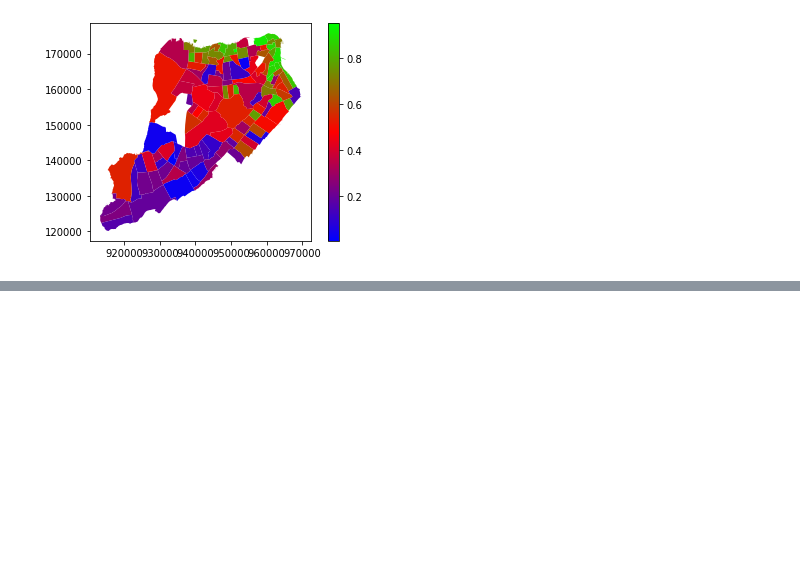
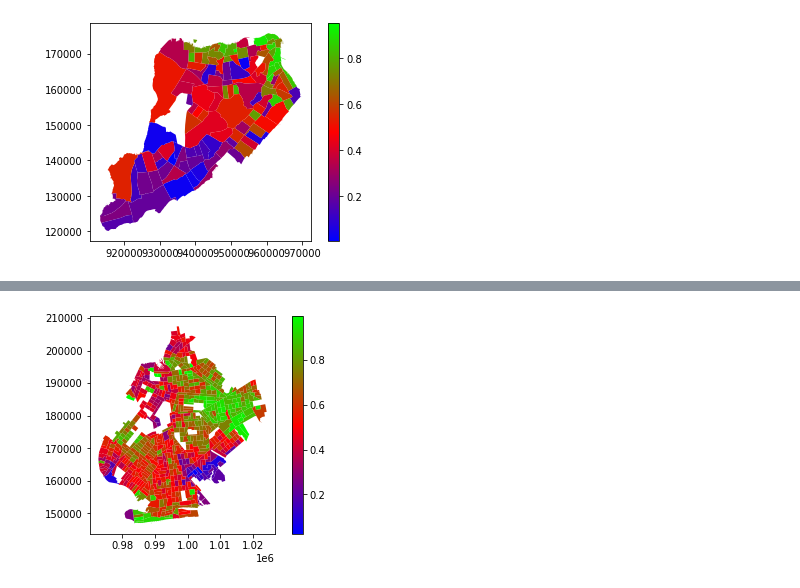
Before and after one commit to KennethA32/Living_Shorelines, a Jupyter notebook: living_shoreline.ipynb, the cells around one changed output, grey strips where cells are left out. Saved outputs shown, nothing was run; the diff lists cells and outputs as text; code cells hidden in the pictures; blank space fills up the shorter version.

```diff
--- a/living_shoreline.ipynb
+++ b/living_shoreline.ipynb
@@ -182,0 +261,4 @@ nyc_vuln_gpd.plot("RPL_THEMES", cmap="brg", legend = True)
+# %%
+boro_plotter2(gpd = nyc_ej_gpd, boro = 'Brooklyn', var = 'RPL_EJI' )
+# %% [output]
+[figure, added]
```
Also changed, not shown: parts of 11 cells of this notebook, 1 other file.
